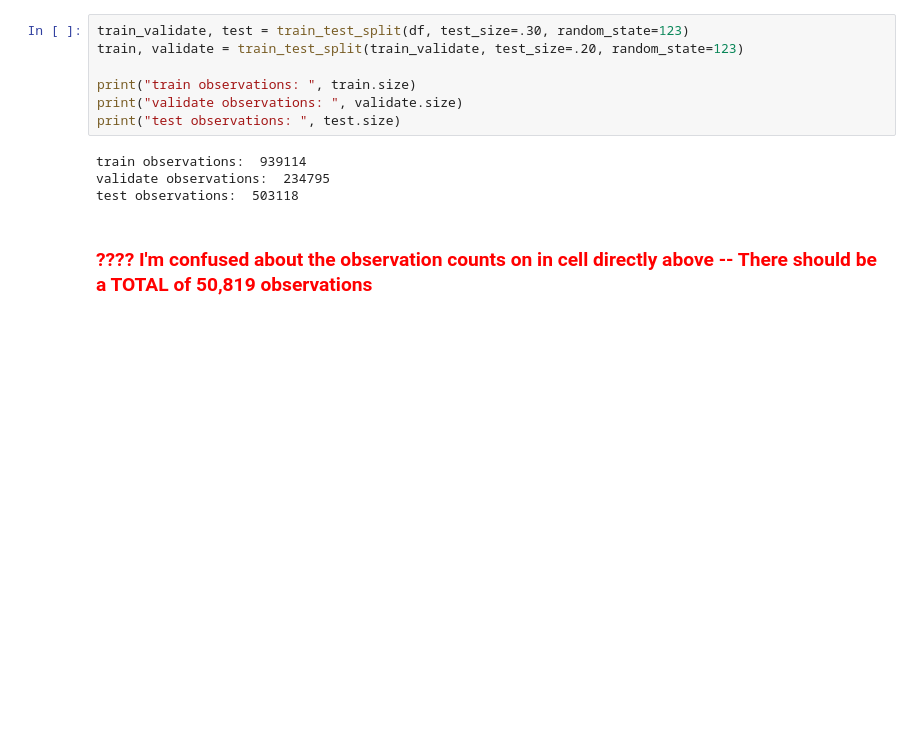
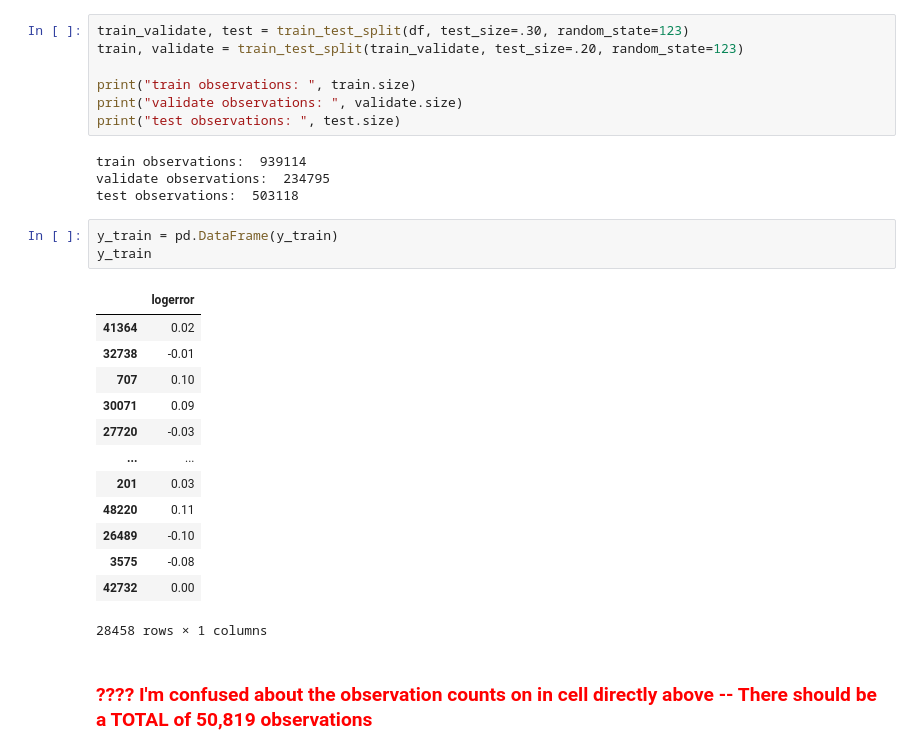
Before and after one commit to B-G-Clustering/zillow-clustering-project, a Jupyter notebook: workbook.2.0.ipynb, the cells around one changed output. Drawn from its saved outputs; the diff is of its cells as text; blank space fills up the shorter version.

```diff
--- a/workbook.2.0.ipynb
+++ b/workbook.2.0.ipynb
@@ -402,6 +414,23 @@ print("test observations: ", test.size)
 train observations:  939114
 validate observations:  234795
 test observations:  503118
+# %%
+y_train = pd.DataFrame(y_train)
+y_train
+# %% [output]
+|  | logerror |
+| 41364 | 0.02 |
+| 32738 | -0.01 |
+| 707 | 0.10 |
+| 30071 | 0.09 |
+| 27720 | -0.03 |
+| ... | ... |
+| 201 | 0.03 |
+| 48220 | 0.11 |
+| 26489 | -0.10 |
+| 3575 | -0.08 |
+| 42732 | 0.00 |
+28458 rows × 1 columns
 # %% [markdown]
 ### <font color = 'red'>  ???? I'm confused about the observation counts on in cell directly above -- There should be a TOTAL of 50,819 observations
 # %% [markdown]
```
Also changed, not shown: parts of 9 cells of this notebook, 1 other file.
